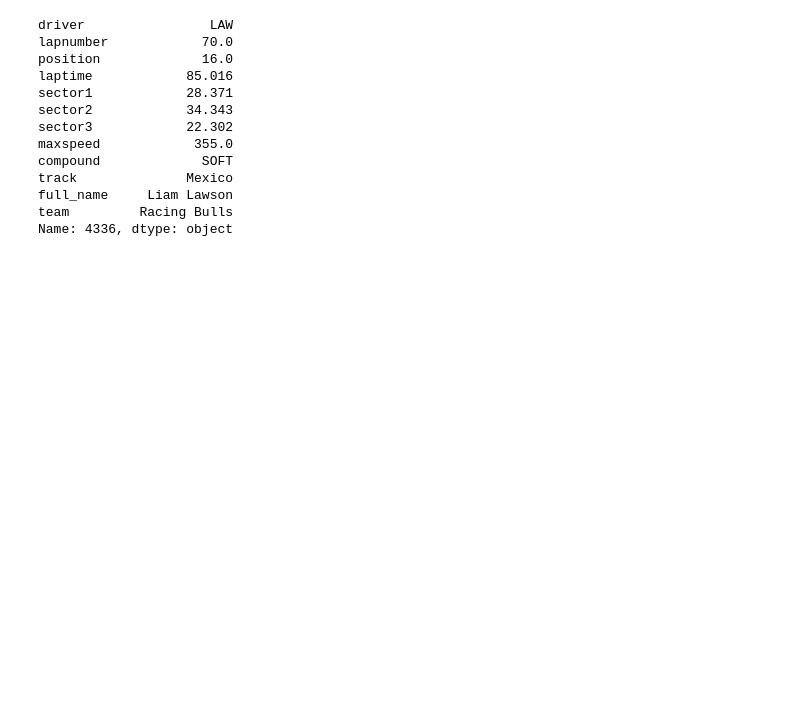
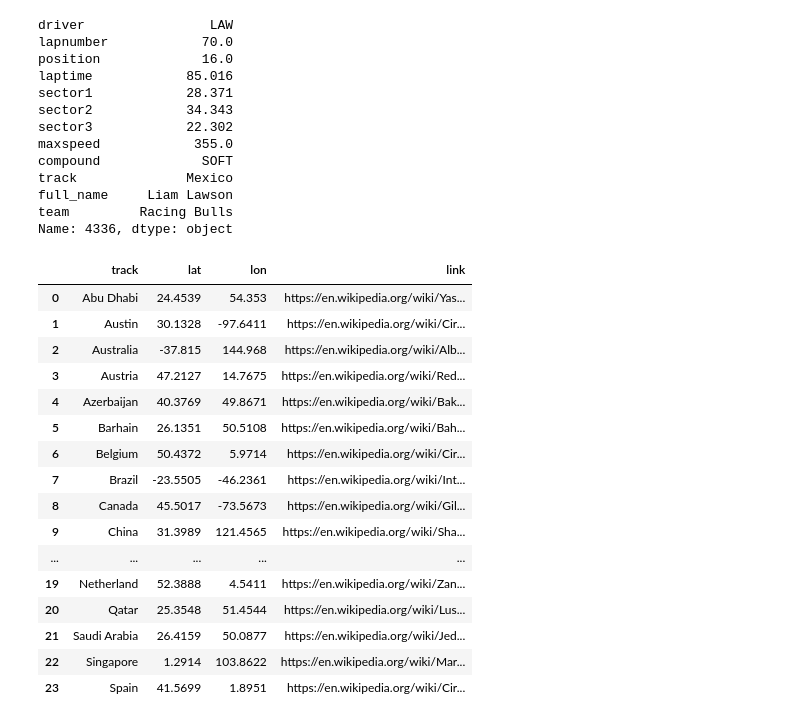
Before and after one commit to TorisutanKholwes/f1_data_analysis, a Jupyter notebook: dashboard.ipynb, the cells around one changed output. Cells and saved outputs as stored; diff of their text form; code cells hidden in the pictures; blank space fills up the shorter version.

```diff
--- a/dashboard.ipynb
+++ b/dashboard.ipynb
@@ -740,3 +740,51 @@ track              Mexico
 full_name     Liam Lawson
 team         Racing Bulls
 Name: 4336, dtype: object
+# %%
+circuits_coords = {
+    'Abu Dhabi': {'lat': 24.4539, 'lon': 54.3530, 'link': 'https://en.wikipedia.org/wiki/Yas_Marina_Circuit'},
+    'Austin': {'lat': 30.1328, 'lon': -97.6411, 'link': 'https://en.wikipedia.org/wiki/Circuit_of_the_Americas'},
+    'Australia': {'lat': -37.8150, 'lon': 144.9680, 'link': 'https://en.wikipedia.org/wiki/Albert_Park_Circuit'},
+    'Austria': {'lat': 47.2127, 'lon': 14.7675, 'link': 'https://en.wikipedia.org/wiki/Red_Bull_Ring'},
+    'Azerbaijan': {'lat': 40.3769, 'lon': 49.8671, 'link': 'https://en.wikipedia.org/wiki/Baku_City_Circuit'},
+    'Barhain': {'lat': 26.1351, 'lon': 50.5108, 'link': 'https://en.wikipedia.org/wiki/Bahrain_International_Circuit'},
+    'Belgium': {'lat': 50.4372, 'lon': 5.9714, 'link': 'https://en.wikipedia.org/wiki/Circuit_de_Spa-Francorchamps'},
+    'Brazil': {'lat': -23.5505, 'lon': -46.2361, 'link': 'https://en.wikipedia.org/wiki/Interlagos'},
+    'Canada': {'lat': 45.5017, 'lon': -73.5673, 'link': 'https://en.wikipedia.org/wiki/Gilles_Villeneuve_Circuit'},
+    'China': {'lat': 31.3989, 'lon': 121.4565, 'link': 'https://en.wikipedia.org/wiki/Shanghai_International_Circuit'},
+    'Emilia Romagna': {'lat': 44.3519, 'lon': 12.0412, 'link': 'https://en.wikipedia.org/wiki/Autodromo_Enzo_e_Dino_Ferrari'},
+    'Great Britain': {'lat': 51.8042, 'lon': -0.3370, 'link': 'https://en.wikipedia.org/wiki/Silverstone_Circuit'},
+    'Hungary': {'lat': 47.5811, 'lon': 19.2486, 'link': 'https://en.wikipedia.org/wiki/Hungaroring'},
+    'Italy': {'lat': 45.6205, 'lon': 8.5874, 'link': 'https://en.wikipedia.org/wiki/Autodromo_Nazionale_Monza'},
+    'Japan': {'lat': 34.8431, 'lon': 135.7662, 'link': 'https://en.wikipedia.org/wiki/Suzuka_International_Racing_Course'},
+    'Las Vegas': {'lat': 36.2744, 'lon': -115.1769, 'link': 'https://en.wikipedia.org/wiki/Las_Vegas_Grand_Prix'},
+    'Mexico': {'lat': 19.4042, 'lon': -99.0955, 'link': 'https://en.wikipedia.org/wiki/Mexico_City_Grand_Prix'},
+    'Miami': {'lat': 25.9506, 'lon': -80.2389, 'link': 'https://en.wikipedia.org/wiki/Miami_Grand_Prix'},
+    'Monaco': {'lat': 43.7384, 'lon': 7.4246, 'link': 'https://en.wikipedia.org/wiki/Monaco_Grand_Prix'},
+    'Netherland': {'lat': 52.3888, 'lon': 4.5411, 'link': 'https://en.wikipedia.org/wiki/Zandvoort_Circuit'},
+    'Qatar': {'lat': 25.3548, 'lon': 51.4544, 'link': 'https://en.wikipedia.org/wiki/Lusail_International_Circuit'},
+    'Saudi Arabia': {'lat': 26.4159, 'lon': 50.0877, 'link': 'https://en.wikipedia.org/wiki/Jeddah_Corniche_Circuit'},
+    'Singapore': {'lat': 1.2914, 'lon': 103.8622, 'link': 'https://en.wikipedia.org/wiki/Marina_Bay_Street_Circuit'},
+    'Spain': {'lat': 41.5699, 'lon': 1.8951, 'link': 'https://en.wikipedia.org/wiki/Circuit_de_Barcelona-Catalunya'},
+}
+
+tracks_coord = pd.DataFrame(circuits_coords).T.reset_index(names='track')
+tracks_coord
+# %% [output]
+|  | track | lat | lon | link |
+| 0 | Abu Dhabi | 24.4539 | 54.353 | https://en.wikipedia.org/wiki/Yas... |
+| 1 | Austin | 30.1328 | -97.6411 | https://en.wikipedia.org/wiki/Cir... |
+| 2 | Australia | -37.815 | 144.968 | https://en.wikipedia.org/wiki/Alb... |
+| 3 | Austria | 47.2127 | 14.7675 | https://en.wikipedia.org/wiki/Red... |
+| 4 | Azerbaijan | 40.3769 | 49.8671 | https://en.wikipedia.org/wiki/Bak... |
+| 5 | Barhain | 26.1351 | 50.5108 | https://en.wikipedia.org/wiki/Bah... |
+| 6 | Belgium | 50.4372 | 5.9714 | https://en.wikipedia.org/wiki/Cir... |
+| 7 | Brazil | -23.5505 | -46.2361 | https://en.wikipedia.org/wiki/Int... |
+| 8 | Canada | 45.5017 | -73.5673 | https://en.wikipedia.org/wiki/Gil... |
+| 9 | China | 31.3989 | 121.4565 | https://en.wikipedia.org/wiki/Sha... |
+| ... | ... | ... | ... | ... |
+| 19 | Netherland | 52.3888 | 4.5411 | https://en.wikipedia.org/wiki/Zan... |
+| 20 | Qatar | 25.3548 | 51.4544 | https://en.wikipedia.org/wiki/Lus... |
+| 21 | Saudi Arabia | 26.4159 | 50.0877 | https://en.wikipedia.org/wiki/Jed... |
+| 22 | Singapore | 1.2914 | 103.8622 | https://en.wikipedia.org/wiki/Mar... |
+| 23 | Spain | 41.5699 | 1.8951 | https://en.wikipedia.org/wiki/Cir... |
```
Also changed, not shown: parts of 2 cells of this notebook, 3 other files.
